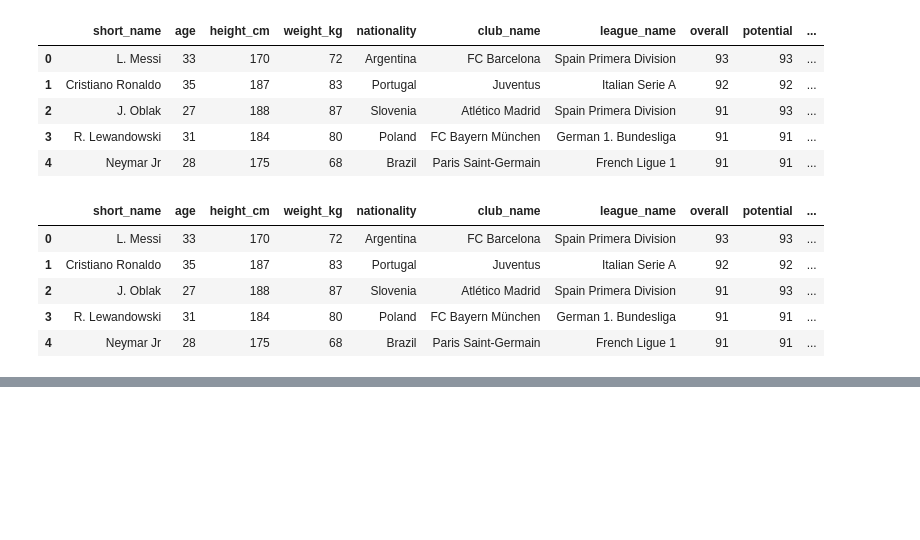
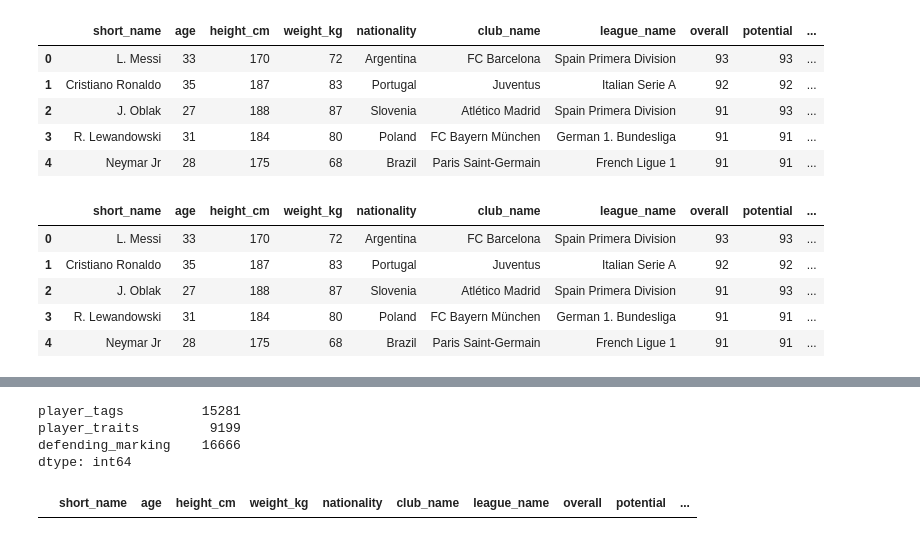
Before and after one commit to akshitlangeh123/FIFA-Seer, a Jupyter notebook: preprocess.ipynb, the cells around one changed output, grey strips where cells are left out. Cells and saved outputs as stored; diff of their text form; code cells hidden in the pictures; blank space fills up the shorter version.

Commit message:
remove null values

```diff
--- a/preprocess.ipynb
+++ b/preprocess.ipynb
@@ -64,3 +64,8 @@ players_df.head()
 | 2 | J. Oblak | 27 | 188 | 87 | Slovenia | Atlético Madrid | Spain Primera Division | 91 | 93 | ... |
 | 3 | R. Lewandowski | 31 | 184 | 80 | Poland | FC Bayern München | German 1. Bundesliga | 91 | 91 | ... |
 | 4 | Neymar Jr | 28 | 175 | 68 | Brazil | Paris Saint-Germain | French Ligue 1 | 91 | 91 | ... |
+# %%
+players_df.drop(columns=['team_position', 'nation_position'], axis=1, inplace=True)
+null_val = players_df.isnull().sum()
+null_val = null_val[null_val > 0]
+null_val
@@ -66,0 +85,10 @@ players_df.head()
+# %%
+players_df = players_df.dropna(subset=['club_name','league_name','pace','shooting','passing','dribbling','defending','physic'])
+null_val = players_df.isnull().sum()
+null_val = null_val[null_val > 0]
+null_val
+# %% [output]
+player_tags          15281
+player_traits         9199
+defending_marking    16666
+dtype: int64
@@ -66,0 +97,4 @@ players_df.head()
+# %%
+players_df[~players_df['defending_marking'].isnull()]
+# %% [output]
+|  | short_name | age | height_cm | weight_kg | nationality | club_name | league_name | overall | potential | ... |
```
Also changed, not shown: parts of 2 cells of this notebook.
